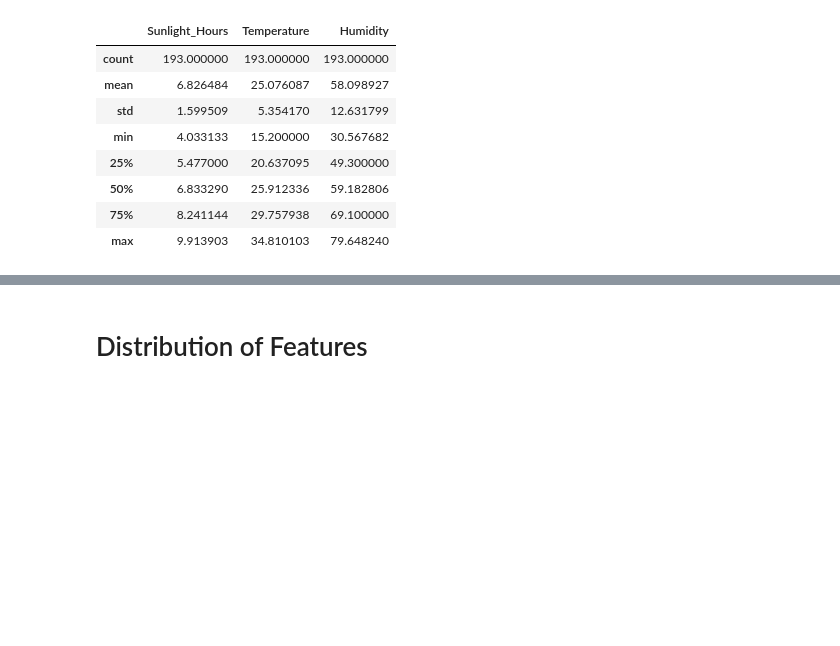
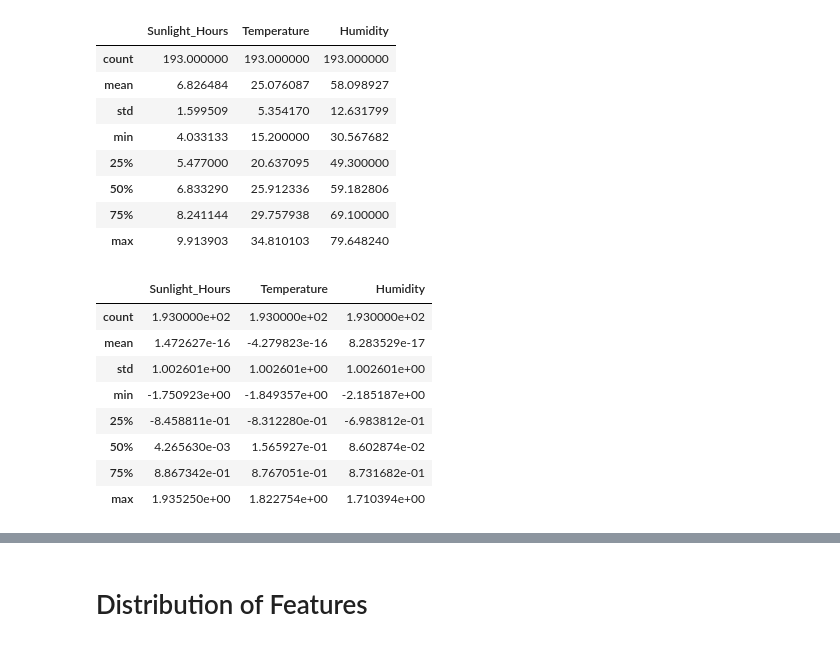
Before and after one commit to alexisuaguilaru/Plant_Growth_Model, a Jupyter notebook: ExploratoryDataAnalysis/ExploratoryDataAnalysis.ipynb, the cells around one changed output, grey strips where cells are left out. Cells and saved outputs as stored; diff of their text form; code cells hidden in the pictures; blank space fills up the shorter version.

```diff
--- a/ExploratoryDataAnalysis/ExploratoryDataAnalysis.ipynb
+++ b/ExploratoryDataAnalysis/ExploratoryDataAnalysis.ipynb
@@ -117,3 +129,17 @@ PlantGrowth_Dataset[NumericalFeatures].describe()
 | 50% | 6.833290 | 25.912336 | 59.182806 |
 | 75% | 8.241144 | 29.757938 | 69.100000 |
 | max | 9.913903 | 34.810103 | 79.648240 |
+# %%
+# Basic descriptive : Numerical features -- Standardization
+
+PlantGrowth_Dataset[NumericalFeatures].apply(lambda values : (values - np.mean(values))/np.std(values),axis=0).describe()
+# %% [output]
+|  | Sunlight_Hours | Temperature | Humidity |
+| count | 1.930000e+02 | 1.930000e+02 | 1.930000e+02 |
+| mean | 1.472627e-16 | -4.279823e-16 | 8.283529e-17 |
+| std | 1.002601e+00 | 1.002601e+00 | 1.002601e+00 |
+| min | -1.750923e+00 | -1.849357e+00 | -2.185187e+00 |
+| 25% | -8.458811e-01 | -8.312280e-01 | -6.983812e-01 |
+| 50% | 4.265630e-03 | 1.565927e-01 | 8.602874e-02 |
+| 75% | 8.867342e-01 | 8.767051e-01 | 8.731682e-01 |
+| max | 1.935250e+00 | 1.822754e+00 | 1.710394e+00 |
```
Also changed, not shown: parts of 16 cells of this notebook.
